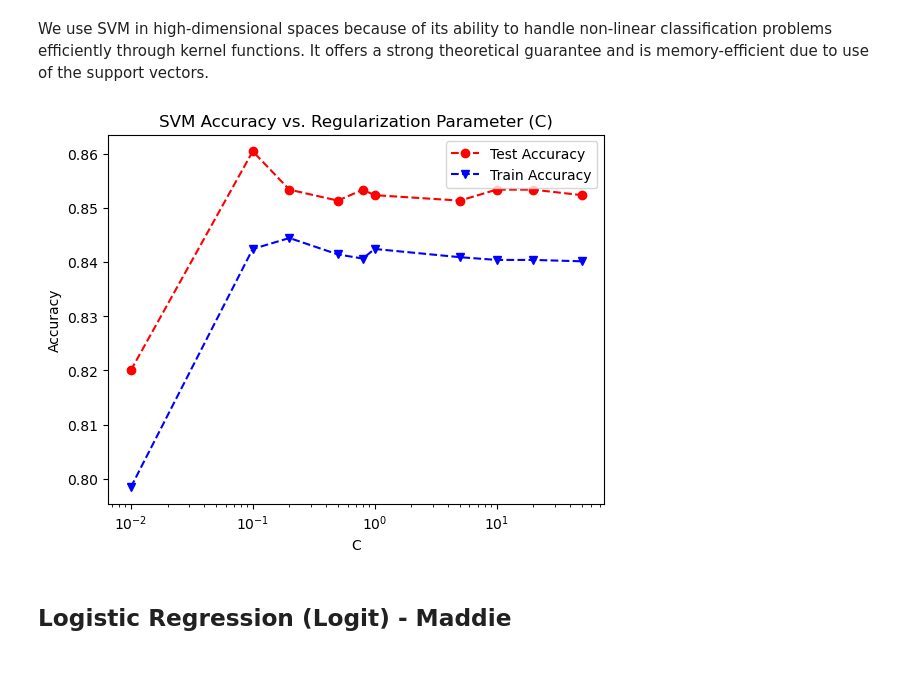
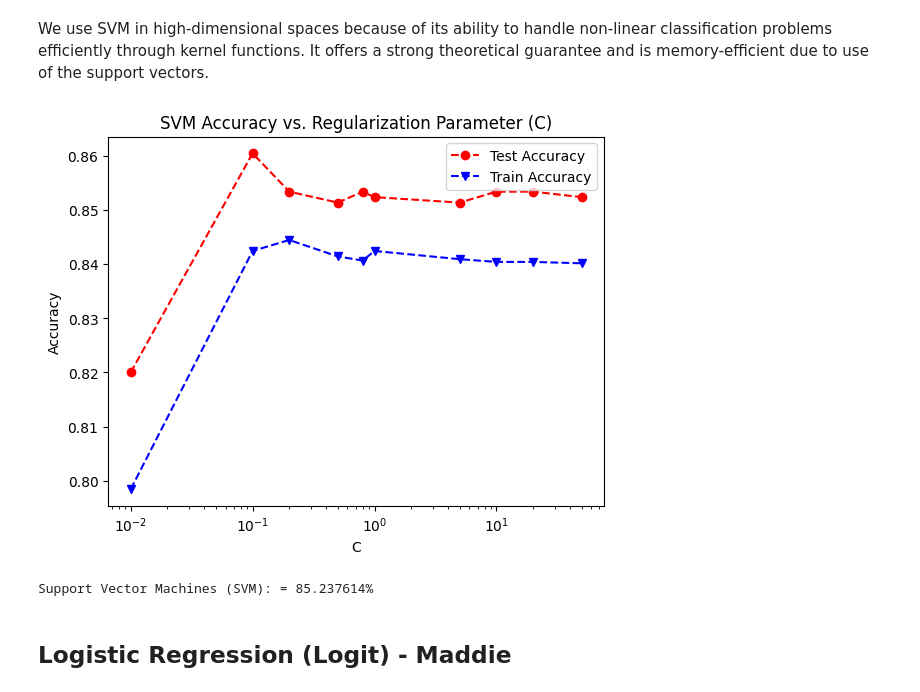
Before and after one commit to itspennyh/CSC177_Classification_Models, a Jupyter notebook: prev_proj_classification/housing_classification.ipynb, the cells around one changed output. Saved outputs shown, nothing was run; the diff lists cells and outputs as text; code cells hidden in the pictures; blank space fills up the shorter version.

```diff
--- a/prev_proj_classification/housing_classification.ipynb
+++ b/prev_proj_classification/housing_classification.ipynb
@@ -15,7 +15,7 @@ import numpy as np
 import matplotlib.pyplot as plt
 import pandas as pd
 
-housing_df = pd.read_csv(r'C:\Users\maddi\Downloads\Housing.csv')
+housing_df = pd.read_csv('./data/Housing.csv')
 housing_df.head()
 # %% [output]
 |  | Avg. Area Income | Avg. Area House Age | Avg. Area Number of Rooms | Avg. Area Number of Bedrooms | Area Population | ... |
@@ -180,30 +183,34 @@ We use SVM in high-dimensional spaces because of its ability to handle non-linea
 # %%
 from sklearn.svm import SVC
 from sklearn.metrics import accuracy_score
 import matplotlib.pyplot as plt
 
 C = [0.01, 0.1, 0.2, 0.5, 0.8, 1, 5, 10, 20, 50]
 
 SVMLtestAcc = []
 SVMLtrainAcc = []
 
 for param in C:
     clf = SVC(C=param, kernel='linear')
     clf.fit(X_train, y_train)
     svml_pred = clf.predict(X_test)
     svml_pred_train = clf.predict(X_train)
     SVMLtestAcc.append(accuracy_score(y_test, svml_pred))
     SVMLtrainAcc.append(accuracy_score(y_train, svml_pred_train))
 
 plt.plot(C, SVMLtestAcc, 'ro--', C, SVMLtrainAcc, 'bv--')
 plt.legend(['Test Accuracy', 'Train Accuracy'])
 plt.xlabel('C')
 plt.xscale('log')
 plt.ylabel('Accuracy')
 plt.title('SVM Accuracy vs. Regularization Parameter (C)')
 plt.show()
+
+svm_acc = accuracy_score(y_test, svml_pred)
+print('Support Vector Machines (SVM): = %f%%' % (svm_acc * 100))
 # %% [output]
-[figure, old version]
+[figure, new version]
+Support Vector Machines (SVM): = 85.237614%
 # %% [markdown]
 ## Logistic Regression (Logit) - Maddie
 # %% [markdown]
```
Also changed, not shown: parts of 10 cells of this notebook.
